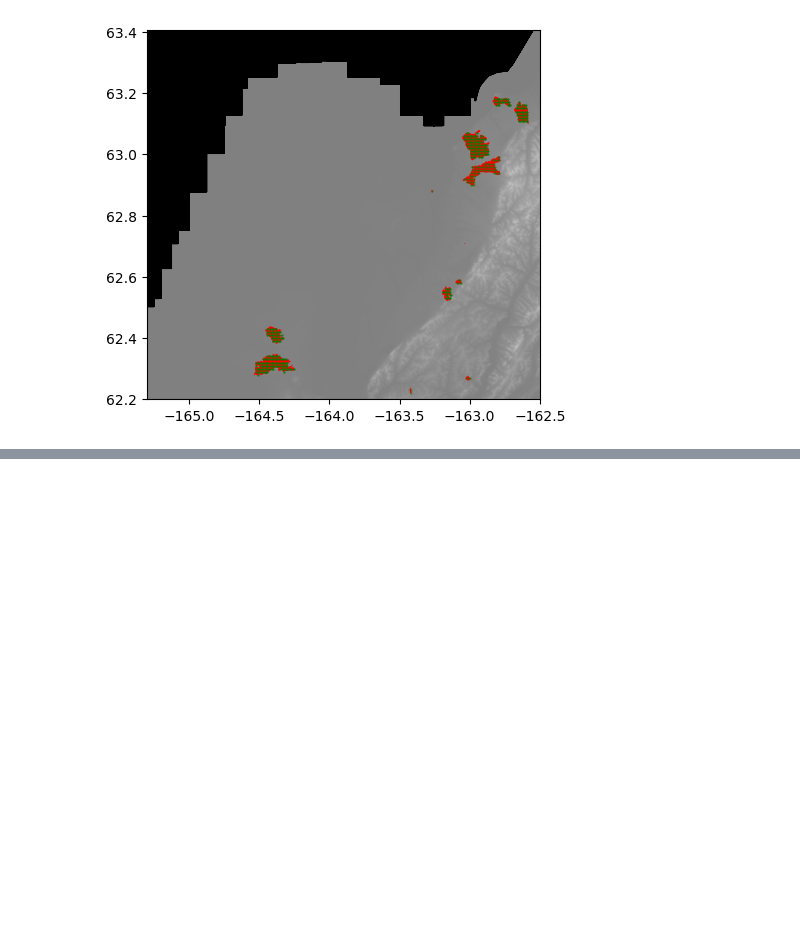
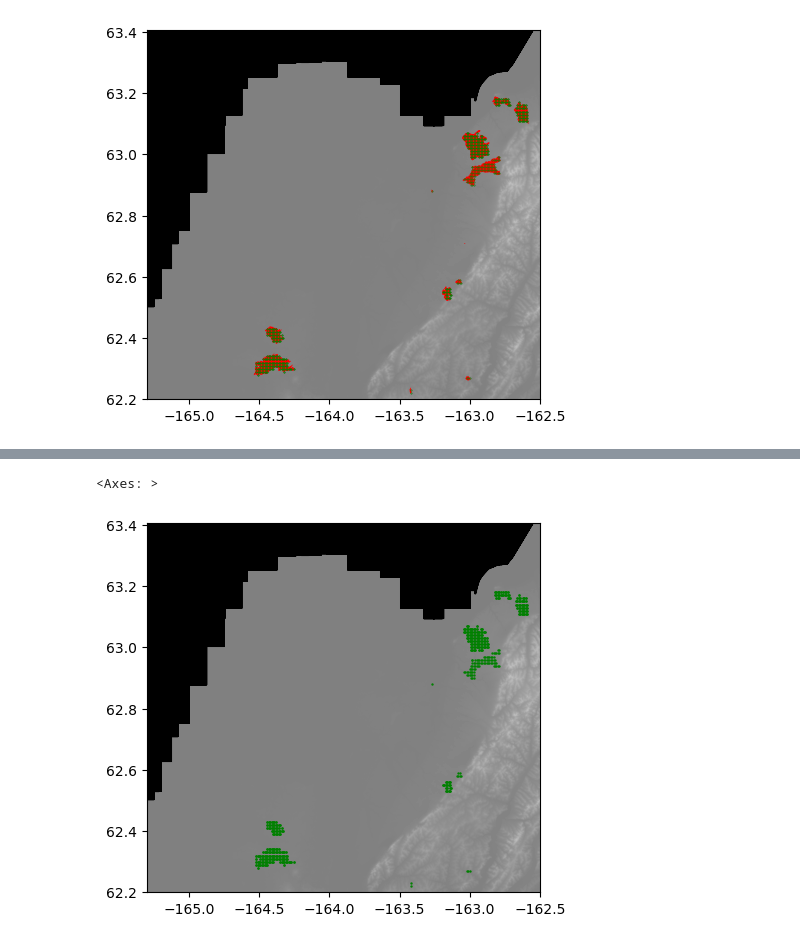
Before and after one commit to cmanna75/wildfire_susceptibility, a Jupyter notebook: Wildfire_Susceptibility.ipynb, the cells around one changed output, grey strips where cells are left out. Drawn from its saved outputs; the diff is of its cells as text; code cells hidden in the pictures; blank space fills up the shorter version.

```diff
--- a/Wildfire_Susceptibility.ipynb
+++ b/Wildfire_Susceptibility.ipynb
@@ -400,15 +294,0 @@ for idx, fire in wildfire_points_roi.iterrows():
-# %%
-point_density = 100000 #test
-
-point_coordinates = []
-elevation_values = []
-
-for idx, fire in wildfire_points_roi.iterrows():
-    num_points = ceil(fire.geometry.area*point_density)
-    min_x, min_y, max_x, max_y = fire.geometry.bounds
-    side_length = int(np.sqrt(num_points))
-    x_coords = np.linspace(min_x,max_x, side_length)
-    y_coords = np.linspace(min_y,max_y, side_length)
-    points_within_polygon = [Point(x,y) for x in x_coords for y in y_coords if fire.geometry.contains(Point(x,y))]
-    print(num_points)
-    print(points_within_polygon)
@@ -518,7 +302,7 @@ points = gpd.points_from_xy(x=pointcoords[:,0], y=pointcoords[:,1])
 grid = gpd.GeoSeries(points, crs = wildfire_points_roi.crs)
 grid.name = 'geometry'
 #gridinside = gpd.sjoin(gpd.GeoDataFrame(grid), wildfire_points_roi[['geometry']], how = 'inner')
-gridinside = gpd.overlay(gpd.GeoDataFrame(grid), wildfire_points_roi, how = 'intersection')
+wildfire_point_data = gpd.overlay(gpd.GeoDataFrame(grid), wildfire_points_roi, how = 'intersection')
 # %%
 f, ax = plt.subplots()
 show(Elev, ax = ax, cmap = 'gray', vmin=-1000,vmax=1000)
@@ -554,7 +338,7 @@ Soil_values = []
 Temp_values = []
 Precip_values = []
 
-for index , row in gridinside.iterrows():
+for index , row in wildfire_point_data.iterrows():
     x = row.geometry.x
     y = row.geometry.y
     year_index = int(row.FIRE_YEAR) - 2000
@@ -573,10 +357,10 @@ for index , row in gridinside.iterrows():
     px , py = precip[year_index].index(x,y)
     Precip_values.append(precip[year_index].read(1)[px,py])
 # %%
-gridinside['Elevation'] = Elevation_values
-gridinside['Slope'] = Slope_values
-gridinside['Aspect'] = Aspect_values
-gridinside['NDVI'] = NDVI_values
-gridinside['Soil_Moisture'] = Soil_values
-gridinside['Max_Avg_Temp'] = Temp_values
-gridinside['Precipitation'] = Precip_values
+wildfire_point_data['Elevation'] = Elevation_values
+wildfire_point_data['Slope'] = Slope_values
+wildfire_point_data['Aspect'] = Aspect_values
+wildfire_point_data['NDVI'] = NDVI_values
+wildfire_point_data['Soil_Moisture'] = Soil_values
+wildfire_point_data['Max_Avg_Temp'] = Temp_values
+wildfire_point_data['Precipitation'] = Precip_values
@@ -601,0 +383,9 @@ gridinside
+# %%
+f, ax = plt.subplots()
+show(Elev, ax = ax, cmap = 'gray', vmin=-1000,vmax=1000)
+#wildfire_points_roi.plot(ax = ax, color = 'r')
+#grid.plot(ax = ax, color = 'b', markersize = 1)
+wildfire_point_data.plot(ax=ax, color = 'g', markersize = .5)
+# %% [output]
+<Axes: >
+[figure, added]
```
Also changed, not shown: parts of 37 cells of this notebook.
